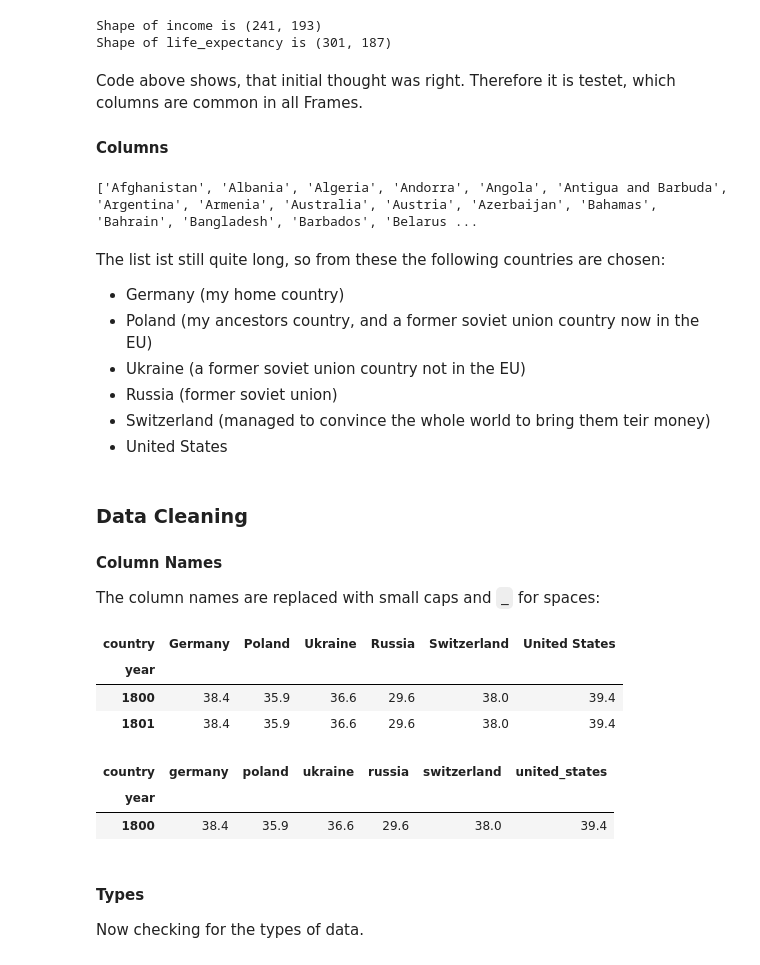
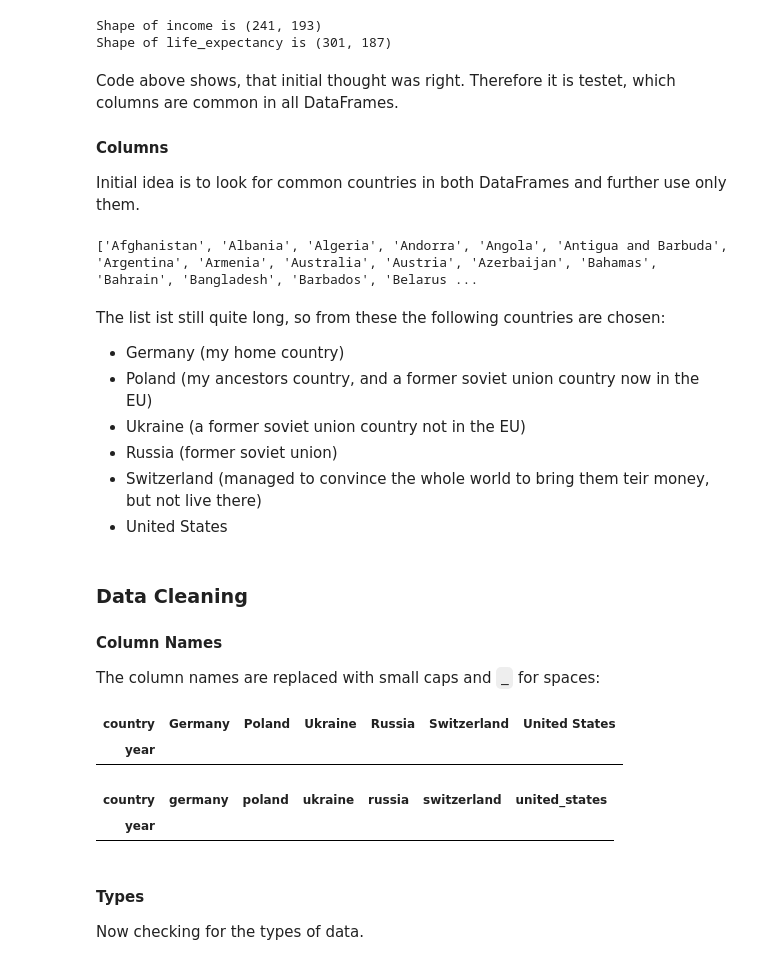
Before and after one commit to schorschie/udacity, a Jupyter notebook: project_02/Gapminder World Dataset Investigation.ipynb, the cells around one changed output. Cells and saved outputs as stored; diff of their text form; code cells hidden in the pictures.

```diff
--- a/project_02/Gapminder World Dataset Investigation.ipynb
+++ b/project_02/Gapminder World Dataset Investigation.ipynb
@@ -50,8 +65,11 @@ for key, df in dfs.items():
 Shape of income is (241, 193)
 Shape of life_expectancy is (301, 187)
 # %% [markdown]
-Code above shows, that initial thought was right. Therefore it is testet, which columns are common in all Frames.
+Code above shows, that initial thought was right. Therefore it is testet, which columns are common in all DataFrames.
+
 #### Columns
+
+Initial idea is to look for common countries in both DataFrames and further use only them.
 # %%
 dataframe_list = list(files.keys())
 common_columns = set(dfs[dataframe_list.pop()].columns)
@@ -69,7 +87,7 @@ The list ist still quite long, so from these the following countries are chosen:
 * Poland (my ancestors country, and a former soviet union country now in the EU)
 * Ukraine (a former soviet union country not in the EU)
 * Russia (former soviet union)
-* Switzerland (managed to convince the whole world to bring them teir money)
+* Switzerland (managed to convince the whole world to bring them teir money, but not live there)
 * United States
 # %%
 common_columns = ['Germany', 'Poland', 'Ukraine', 'Russia', 'Switzerland', 'United States']
@@ -82,23 +100,20 @@ for key, df in dfs.items():
 
 The column names are replaced with small caps and `_` for spaces:
 # %%
-dfs_common_columns[key].head(2)
+dfs_common_columns[key].head(0)
 # %% [output]
 | country | Germany | Poland | Ukraine | Russia | Switzerland | United States |
 | year |  |  |  |  |  |  |
-| 1800 | 38.4 | 35.9 | 36.6 | 29.6 | 38.0 | 39.4 |
-| 1801 | 38.4 | 35.9 | 36.6 | 29.6 | 38.0 | 39.4 |
 # %%
 dfs_clean_headings = {}
 for key, df in dfs_common_columns.items():
     df = df.rename(columns=lambda x : x.strip().lower().replace(" ", "_"))
     dfs_clean_headings[key] = df
 
-dfs_clean_headings[key].head(1)# display only the last one
+dfs_clean_headings[key].head(0)
 # %% [output]
 | country | germany | poland | ukraine | russia | switzerland | united_states |
 | year |  |  |  |  |  |  |
-| 1800 | 38.4 | 35.9 | 36.6 | 29.6 | 38.0 | 39.4 |
 # %% [markdown]
 #### Types
 Now checking for the types of data.
```
Also changed, not shown: parts of 23 cells of this notebook, 1 other file.
